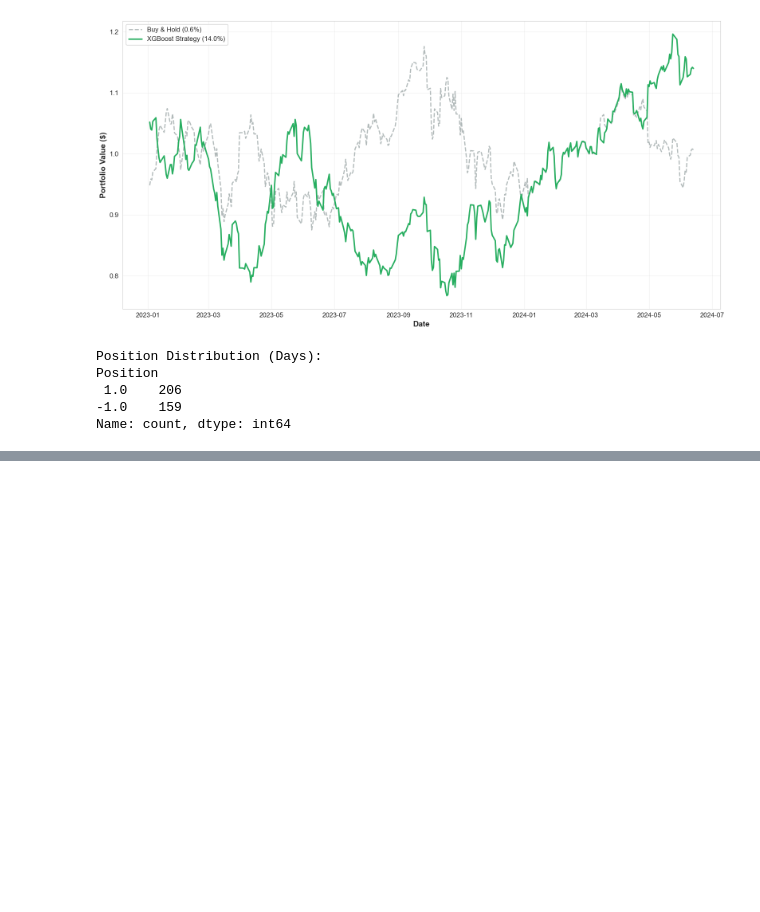
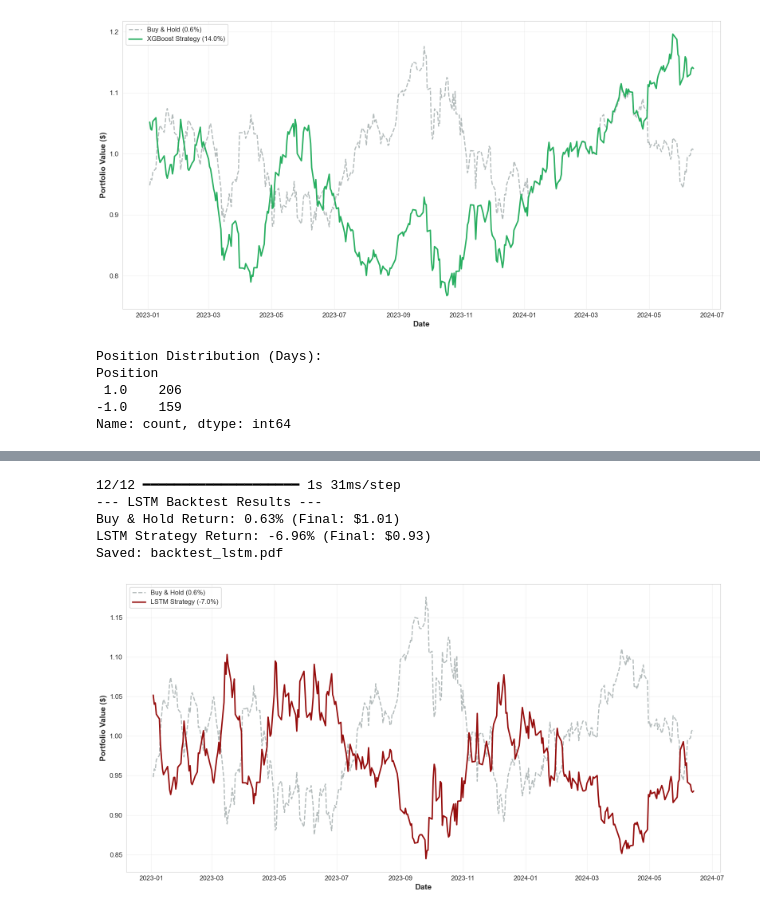
Before and after one commit to adbayre/Commodities-Price-Prediction, a Jupyter notebook: commodities_project.ipynb, the cells around one changed output, grey strips where cells are left out. Cells and saved outputs as stored; diff of their text form; code cells hidden in the pictures; blank space fills up the shorter version.

Commit message:
updated visuals

```diff
--- a/commodities_project.ipynb
+++ b/commodities_project.ipynb
@@ -1849,0 +2020,77 @@ Name: count, dtype: int64
+# %%
+import matplotlib.pyplot as plt
+import seaborn as sns
+import numpy as np
+import pandas as pd
+
+# 1. GET PREDICTIONS
+# ------------------------------------------------
+# LSTM outputs probabilities for [Down, Neutral, Up]
+pred_probs = lstm_model.predict(X_test_lstm)
+# Convert to class (0, 1, 2) by picking highest probability
+pred_classes = np.argmax(pred_probs, axis=1)
+
+# 2. SETUP BACKTEST DATAFRAME (FIXED)
+# ------------------------------------------------
+# CRITICAL FIX: Align dataframe length with predictions
+# We take the last N rows of the original dataframe, where N is the number of predictions
+df_bt_lstm = df_lstm.iloc[-len(pred_classes):].copy()
+
+df_bt_lstm['Pred_Class'] = pred_classes
+
+# 3. APPLY STRATEGY
+# ------------------------------------------------
+# Reconstruct Daily Returns (Close-to-Close of Next Day)
+price_col = 'close_Brent_Crude_Oil'
+df_bt_lstm['Actual_Daily_Return'] = df_bt_lstm[price_col].pct_change().shift(-1)
+
+# Map Signals: 2 (UP)->Long, 0 (DOWN)->Short, 1 (NEUTRAL)->Hold
+df_bt_lstm['Position'] = df_bt_lstm['Pred_Class'].map({2: 1, 0: -1, 1: np.nan})
+df_bt_lstm['Position'] = df_bt_lstm['Position'].ffill().fillna(0)
+
+# Strategy Return
+df_bt_lstm['Strategy_Return'] = df_bt_lstm['Position'] * df_bt_lstm['Actual_Daily_Return']
+
+# 4. EQUITY CURVE
+# ------------------------------------------------
+df_bt_lstm['Equity_BuyHold'] = (1 + df_bt_lstm['Actual_Daily_Return']).cumprod()
+df_bt_lstm['Equity_LSTM'] = (1 + df_bt_lstm['Strategy_Return']).cumprod()
+
+df_bt_lstm = df_bt_lstm.dropna(subset=['Equity_LSTM'])
+
+# 5. VISUALIZATION (Report Style)
+# ------------------------------------------------
+sns.set_style("whitegrid")
+
+final_bh = df_bt_lstm['Equity_BuyHold'].iloc[-1]
+final_lstm = df_bt_lstm['Equity_LSTM'].iloc[-1]
+ret_bh = (final_bh - 1) * 100
+ret_lstm = (final_lstm - 1) * 100
+
+print(f"--- LSTM Backtest Results ---")
+print(f"Buy & Hold Return: {ret_bh:.2f}% (Final: ${final_bh:.2f})")
+print(f"LSTM Strategy Return: {ret_lstm:.2f}% (Final: ${final_lstm:.2f})")
+
+plot_date = df_bt_lstm['date'] if 'date' in df_bt_lstm.columns else df_bt_lstm.index
+
+plt.figure(figsize=(16, 8))
+plt.plot(plot_date, df_bt_lstm['Equity_BuyHold'], label=f'Buy & Hold ({ret_bh:.1f}%)', color='#7f8c8d', alpha=0.6, linestyle='--', linewidth=2)
+plt.plot(plot_date, df_bt_lstm['Equity_LSTM'], label=f'LSTM Strategy ({ret_lstm:.1f}%)', color="#950d0d", linewidth=2.5) # Purple for Deep Learning
+
+plt.ylabel('Portfolio Value ($)', fontsize=14, fontweight='bold')
+plt.xlabel('Date', fontsize=14, fontweight='bold')
+plt.legend(fontsize=12, frameon=True, facecolor='white', framealpha=0.9, loc='upper left')
+plt.grid(True, alpha=0.3)
+plt.tick_params(axis='both', which='major', labelsize=12)
+
+plt.tight_layout()
+plt.savefig('backtest_lstm.pdf', dpi=300, format='pdf', bbox_inches='tight')
+print("Saved: backtest_lstm.pdf")
+plt.show()
+# %% [output]
+12/12 ━━━━━━━━━━━━━━━━━━━━ 1s 31ms/step
+--- LSTM Backtest Results ---
+Buy & Hold Return: 0.63% (Final: $1.01)
+LSTM Strategy Return: -6.96% (Final: $0.93)
+Saved: backtest_lstm.pdf
+[figure, added]
```
Also changed, not shown: parts of 7 cells of this notebook, 7 other files.
